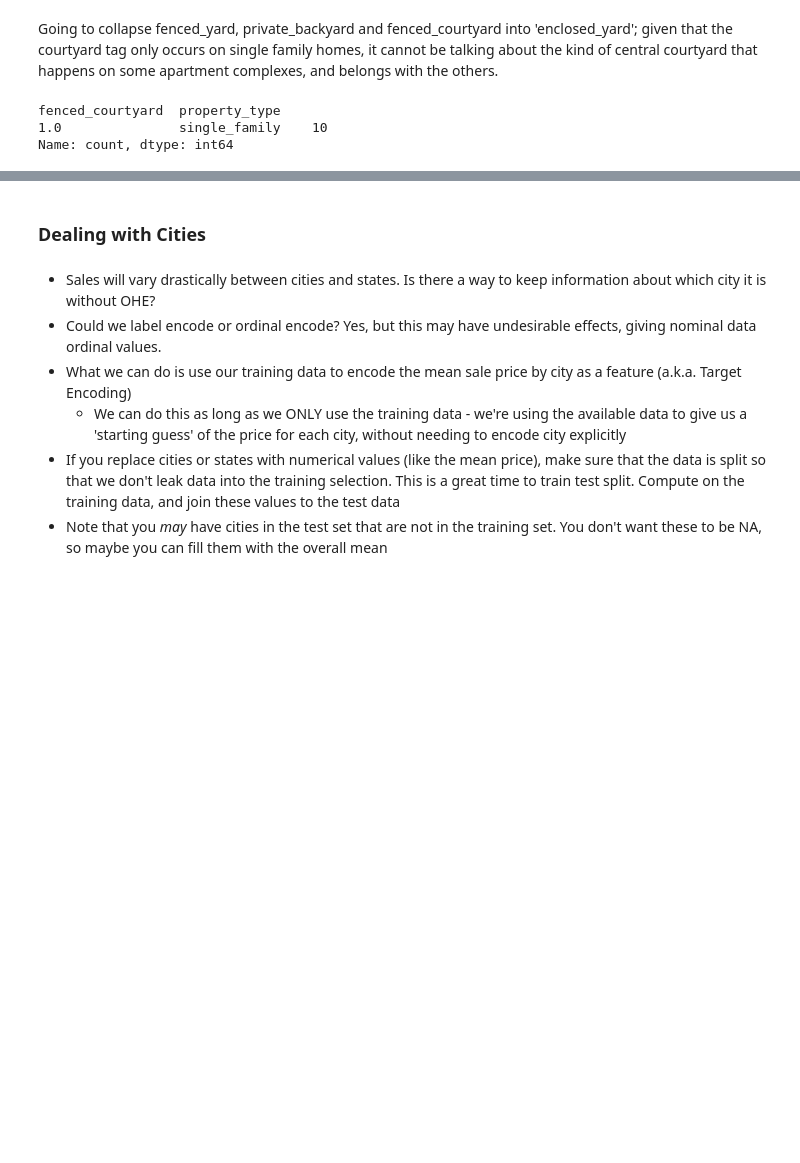
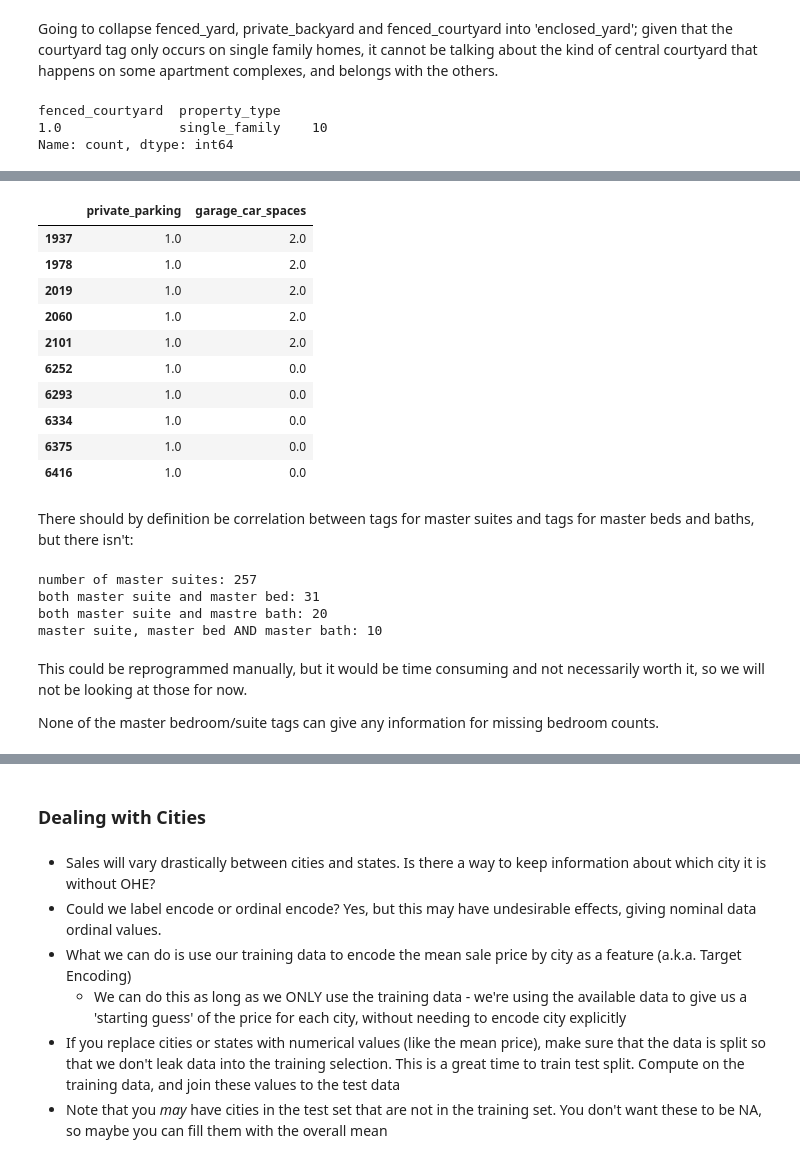
Before and after one commit to MeghanBarritt/midterm_project_datasci, a Jupyter notebook: notebooks/1 - EDA.ipynb, the cells around one changed output, grey strips where cells are left out. Saved outputs shown, nothing was run; the diff lists cells and outputs as text; code cells hidden in the pictures; blank space fills up the shorter version.

```diff
--- a/notebooks/1 - EDA.ipynb
+++ b/notebooks/1 - EDA.ipynb
@@ -102,7 +102,7 @@ lead_attributes
 {'show_contact_an_agent': False}      93
 Name: count, dtype: int64
 # %%
-date = data.drop(['products','lead_attributes'],axis=1)
+data = data.drop(['products','lead_attributes'],axis=1)
 # %% [markdown]
 Given the above statement that the list price is too close to the sold price, it can be used to fill in missing values in the sold price column.
 # %%
@@ -125,5 +125,5 @@ We don't think we are going to be using the price reduction data, and flags_is_p
 # %%
-data = data.drop(['price_reduced_amount','flags_is_price_reduced'],axis=1)
+data = data.drop(['price_reduced_amount','flags_is_price_reduced','property_id','listing_id','list_date'],axis=1)
 # %% [markdown]
 The hoa tags also have issues, and are mostly empty, so they are being dropped.
 # %%
@@ -157,7 +157,7 @@ skipped_feat = ['community_outdoor_space','recreation_facilities','rv_or_boat_pa
 'community_elevator','elevator','outbuilding','detached_guest_house','guest_house','hill_or_mountain_view','ocean_view',
 'city_view','lake_view','river_view','water_view','view','mountain_view','views','golf_course_view','fruit_trees','greenhouse',
 'ranch','farm','senior_community','groundscare','maintenance','gated_community','community_security_features','medicalcare',
-'disability_features','handicap_access',
+'disability_features','handicap_access','big_lot','corner_lot','golf_course_lot_or_frontage',
 ]
 # %%
 data = data.drop(skipped_feat,axis=1)
@@ -194,4 +192,7 @@ data['property_type'] = ''
 # %%
+# create new column
+data['property_type'] = ''
+
 # assigning values to the new column based on the relevant type column
 # -> based on type:
 data.loc[data['descrip_type']=='single_family','property_type'] = 'single_family'
@@ -205,9 +206,6 @@ data.loc[data['descrip_type']=='other','property_type'] = 'other'
 data.loc[data['descrip_sub_type']=='condo','property_type'] = 'condo'
 data.loc[data['descrip_sub_type']=='townhouse','property_type'] = 'townhouse'
 
-# the leftovers:
-data.loc[data['property_type']=='','property_type'] = 'unknown'
-
 # drop old columns
 data = data.drop(['descrip_type','descrip_sub_type'],axis=1)
 # %% [markdown]
@@ -469,0 +466,30 @@ Series([], Name: count, dtype: int64)
+# %%
+data[data['private_parking']==1.0][['private_parking','garage_car_spaces']]
+# %% [output]
+|  | private_parking | garage_car_spaces |
+| 1937 | 1.0 | 2.0 |
+| 1978 | 1.0 | 2.0 |
+| 2019 | 1.0 | 2.0 |
+| 2060 | 1.0 | 2.0 |
+| 2101 | 1.0 | 2.0 |
+| 6252 | 1.0 | 0.0 |
+| 6293 | 1.0 | 0.0 |
+| 6334 | 1.0 | 0.0 |
+| 6375 | 1.0 | 0.0 |
+| 6416 | 1.0 | 0.0 |
+# %% [markdown]
+There should by definition be correlation between tags for master suites and tags for master beds and baths, but there isn't:
+# %%
+print('number of master suites:',len(data[data['master_suite']>0]))
+print('both master suite and master bed:',len(data[(data['master_suite']>0) & (data['master_bedroom']>0)]))
+print('both master suite and mastre bath:',len(data[(data['master_suite']>0) & (data['master_bathroom']>0)]))
+print('master suite, master bed AND master bath:',len(data[(data['master_bathroom']>0) & (data['master_bedroom']>0) & (data['master_suite']>0)]))
+# %% [output]
+number of master suites: 257
+both master suite and master bed: 31
+both master suite and mastre bath: 20
+master suite, master bed AND master bath: 10
+# %% [markdown]
+This could be reprogrammed manually, but it would be time consuming and not necessarily worth it, so we will not be looking at those for now. <p>
+
+None of the master bedroom/suite tags can give any information for missing bedroom counts.
```
Also changed, not shown: parts of 24 cells of this notebook.
